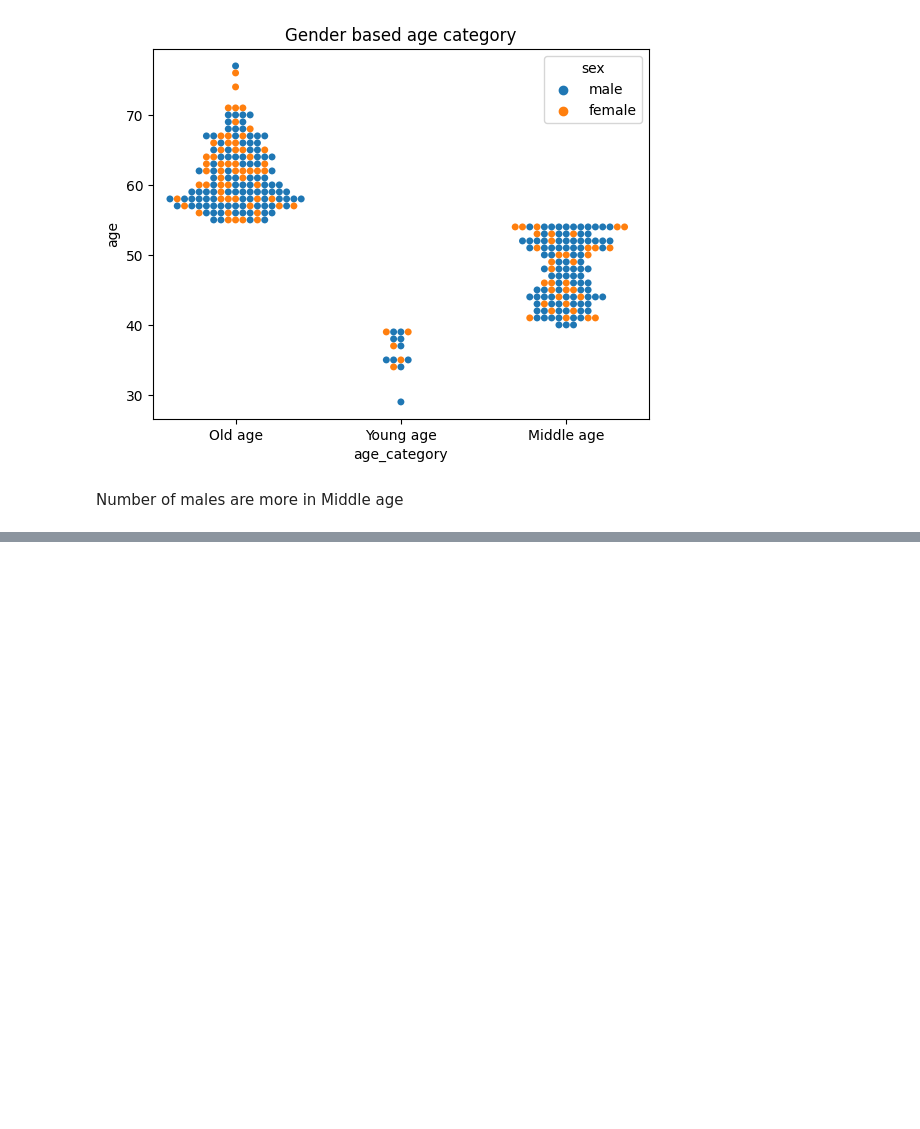
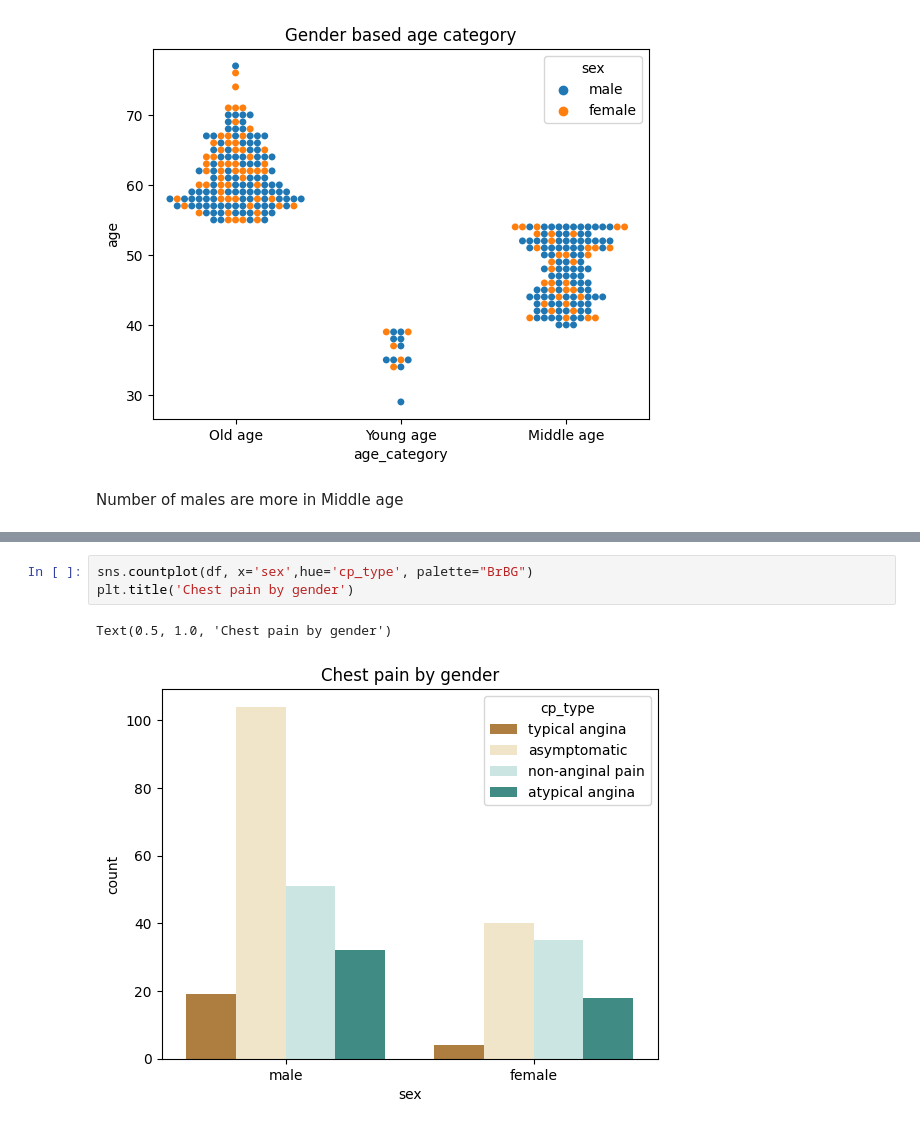
Before and after one commit to RohanDarjii/Heart-Disease-Analysis, a Jupyter notebook: heartdisease.ipynb, the cells around one changed output, grey strips where cells are left out. Drawn from its saved outputs; the diff is of its cells as text; blank space fills up the shorter version.

```diff
--- a/heartdisease.ipynb
+++ b/heartdisease.ipynb
@@ -235,0 +272,6 @@ Number of males are more in Middle age
+# %%
+sns.countplot(df, x='sex',hue='cp_type', palette="BrBG")
+plt.title('Chest pain by gender')
+# %% [output]
+Text(0.5, 1.0, 'Chest pain by gender')
+[figure, added]
```
Also changed, not shown: parts of 25 cells of this notebook.
